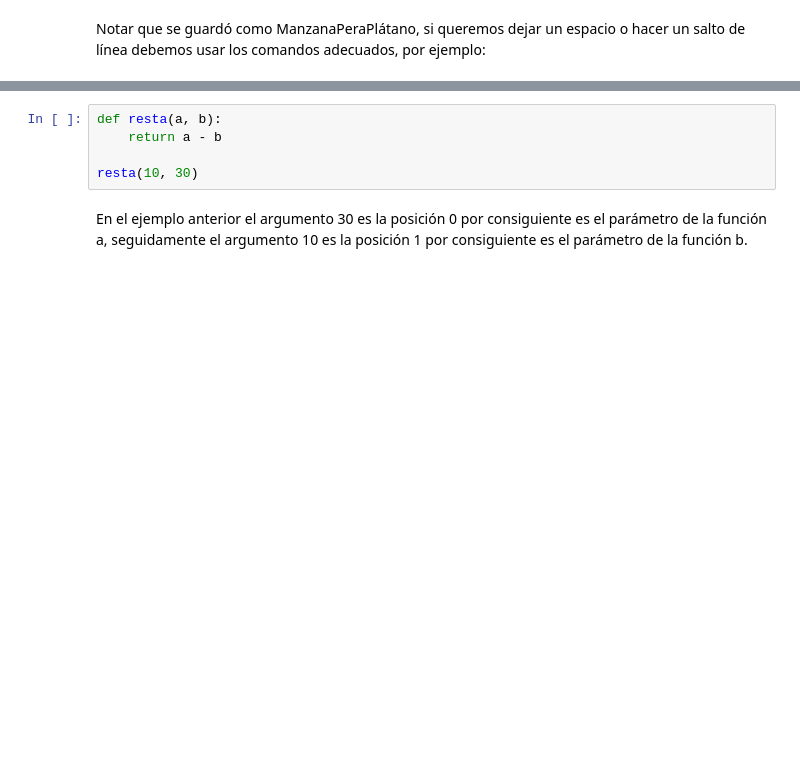
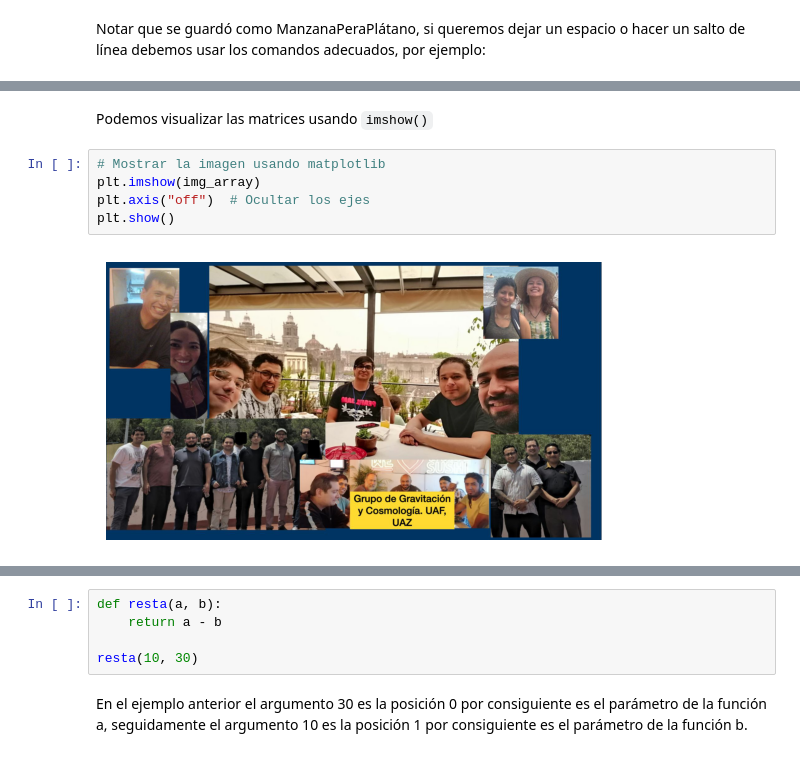
Before and after one commit to Mandy8808/Metodos_Numericos_2024, a Jupyter notebook: Lectures/Bloque_Cero/Ideas_basicas_sobre_Python_y_algunos_paquetes_fundamentales_Part4.ipynb, the cells around one changed output, grey strips where cells are left out. Cells and saved outputs as stored; diff of their text form; blank space fills up the shorter version.

```diff
--- a/Lectures/Bloque_Cero/Ideas_basicas_sobre_Python_y_algunos_paquetes_fundamentales_Part4.ipynb
+++ b/Lectures/Bloque_Cero/Ideas_basicas_sobre_Python_y_algunos_paquetes_fundamentales_Part4.ipynb
@@ -255,0 +451,9 @@ archivo.close()
+# %% [markdown]
+Podemos visualizar las matrices usando `imshow()`
+# %%
+# Mostrar la imagen usando matplotlib
+plt.imshow(img_array)
+plt.axis("off")  # Ocultar los ejes
+plt.show()
+# %% [output]
+[figure, added]
```
Also changed, not shown: parts of 140 cells of this notebook, 3 other files.
